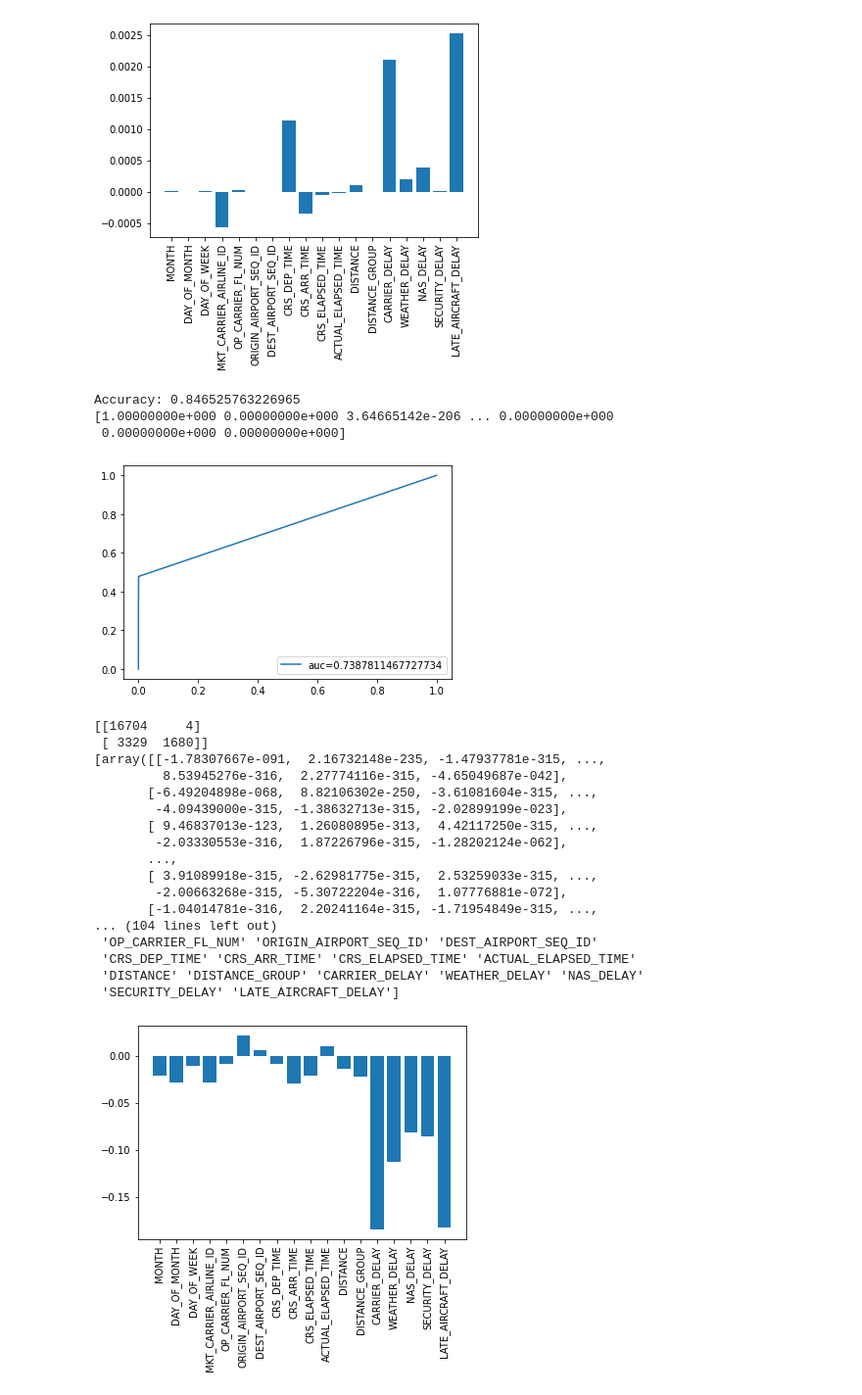
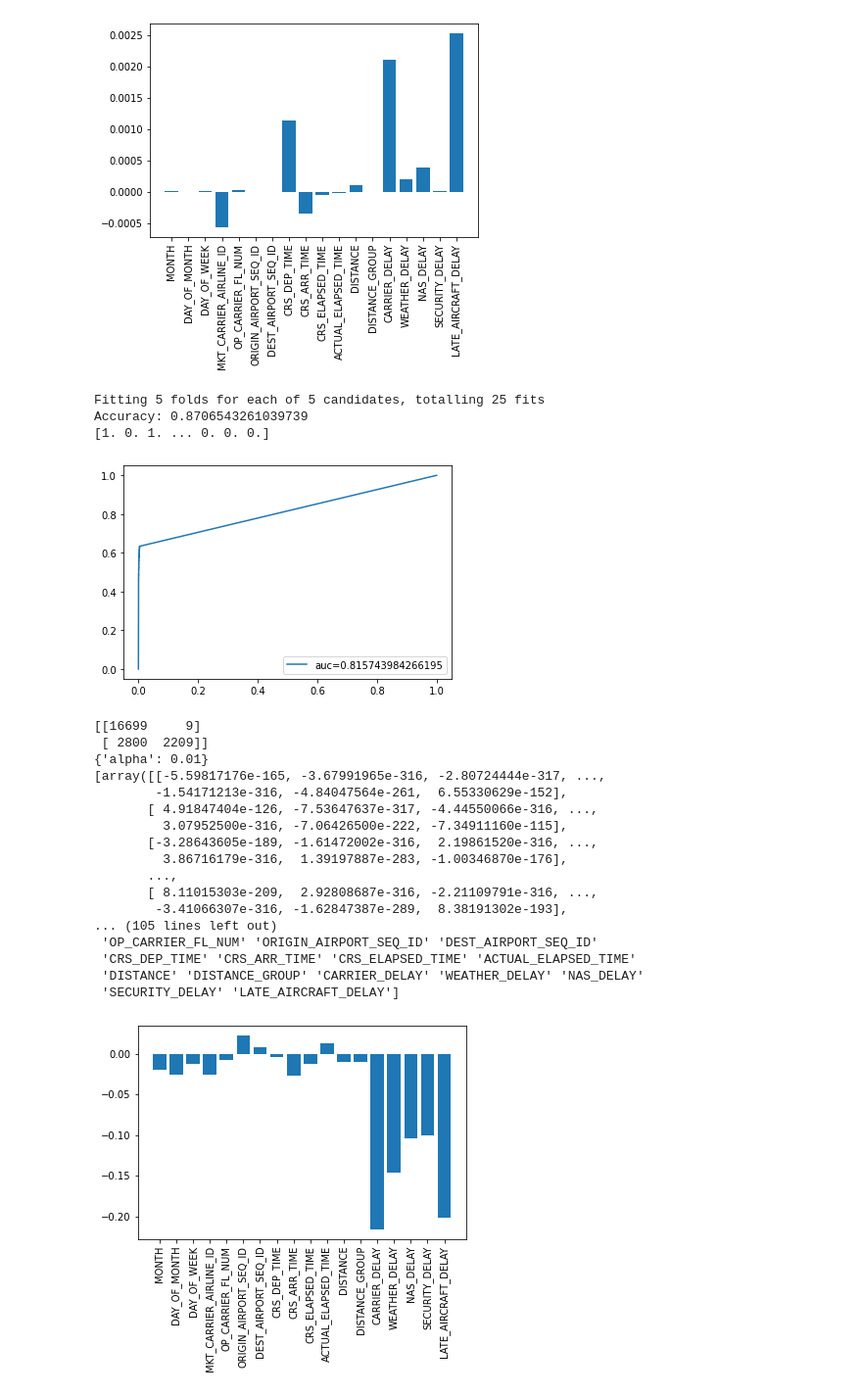
Before and after one commit to neeley-pate/ECE461PFinalProject, a Jupyter notebook: classifiers/AUS_classification_classifiers.ipynb, the cells around one changed output. Shown at 98% size. Saved outputs shown, nothing was run; the diff lists cells and outputs as text; code cells hidden in the pictures.

Commit message:
grid search on mlp
Log reg took too long

```diff
--- a/classifiers/AUS_classification_classifiers.ipynb
+++ b/classifiers/AUS_classification_classifiers.ipynb
@@ -115,44 +117,70 @@ Please also refer to the documentation for alternative solver options:
 # %%
 # MLP
 
-clf = MLPClassifier(random_state=42).fit(X_train, y_train)
+# clf = MLPClassifier(random_state=42).fit(X_train, y_train)
+# y_pred = clf.predict(X_test)
+# print("Accuracy:", accuracy_score(y_test, y_pred))
+# y_pred_proba = clf.predict_proba(X_test)[::,1]
+# print(y_pred_proba)
+# fpr, tpr, _ = roc_curve(y_test,  y_pred_proba)
+# auc = roc_auc_score(y_test, y_pred_proba)
+# plt.plot(fpr,tpr,label="auc="+str(auc))
+# plt.legend(loc=4)
+# plt.show()
+
+# print(confusion_matrix(y_test, y_pred))
+# print(clf.coefs_)
+# print(clf.n_layers_)
+# print(clf.feature_names_in_)
+# plt.bar(clf.feature_names_in_, clf.coefs_[0].mean(axis=1))
+# plt.xticks(rotation=90)
+# plt.show()
+
+parameters={
+'alpha': [0.01, 0.05, 0.1, 0.5, 1],
+}
+
+clf = GridSearchCV(estimator=MLPClassifier(random_state=42),param_grid=parameters,n_jobs=-1,verbose=2,cv=5)
+clf.fit(X_train, y_train)
 y_pred = clf.predict(X_test)
+
 print("Accuracy:", accuracy_score(y_test, y_pred))
 y_pred_proba = clf.predict_proba(X_test)[::,1]
 print(y_pred_proba)
 fpr, tpr, _ = roc_curve(y_test,  y_pred_proba)
 auc = roc_auc_score(y_test, y_pred_proba)
 plt.plot(fpr,tpr,label="auc="+str(auc))
 plt.legend(loc=4)
 plt.show()
 
 print(confusion_matrix(y_test, y_pred))
-print(clf.coefs_)
-print(clf.n_layers_)
-print(clf.feature_names_in_)
-plt.bar(clf.feature_names_in_, clf.coefs_[0].mean(axis=1))
+print(clf.best_params_)
+print(clf.best_estimator_.coefs_)
+print(clf.best_estimator_.n_layers_)
+print(clf.best_estimator_.feature_names_in_)
+plt.bar(clf.best_estimator_.feature_names_in_, clf.best_estimator_.coefs_[0].mean(axis=1))
 plt.xticks(rotation=90)
 plt.show()
 # %% [output]
-Accuracy: 0.846525763226965
-[1.00000000e+000 0.00000000e+000 3.64665142e-206 ... 0.00000000e+000
- 0.00000000e+000 0.00000000e+000]
+Fitting 5 folds for each of 5 candidates, totalling 25 fits
+Accuracy: 0.8706543261039739
+[1. 0. 1. ... 0. 0. 0.]
-[figure, old version]
+[figure, new version]
-[[16704     4]
- [ 3329  1680]]
-[array([[-1.78307667e-091,  2.16732148e-235, -1.47937781e-315, ...,
-         8.53945276e-316,  2.27774116e-315, -4.65049687e-042],
-       [-6.49204898e-068,  8.82106302e-250, -3.61081604e-315, ...,
-        -4.09439000e-315, -1.38632713e-315, -2.02899199e-023],
-       [ 9.46837013e-123,  1.26080895e-313,  4.42117250e-315, ...,
-        -2.03330553e-316,  1.87226796e-315, -1.28202124e-062],
+[[16699     9]
+ [ 2800  2209]]
+{'alpha': 0.01}
+[array([[-5.59817176e-165, -3.67991965e-316, -2.80724444e-317, ...,
+        -1.54171213e-316, -4.84047564e-261,  6.55330629e-152],
+       [ 4.91847404e-126, -7.53647637e-317, -4.44550066e-316, ...,
+         3.07952500e-316, -7.06426500e-222, -7.34911160e-115],
+       [-3.28643605e-189, -1.61472002e-316,  2.19861520e-316, ...,
+         3.86716179e-316,  1.39197887e-283, -1.00346870e-176],
        ...,
-       [ 3.91089918e-315, -2.62981775e-315,  2.53259033e-315, ...,
-        -2.00663268e-315, -5.30722204e-316,  1.07776881e-072],
-       [-1.04014781e-316,  2.20241164e-315, -1.71954849e-315, ...,
-... (104 lines left out)
+       [ 8.11015303e-209,  2.92808687e-316, -2.21109791e-316, ...,
+        -3.41066307e-316, -1.62847387e-289,  8.38191302e-193],
+... (105 lines left out)
  'OP_CARRIER_FL_NUM' 'ORIGIN_AIRPORT_SEQ_ID' 'DEST_AIRPORT_SEQ_ID'
  'CRS_DEP_TIME' 'CRS_ARR_TIME' 'CRS_ELAPSED_TIME' 'ACTUAL_ELAPSED_TIME'
  'DISTANCE' 'DISTANCE_GROUP' 'CARRIER_DELAY' 'WEATHER_DELAY' 'NAS_DELAY'
  'SECURITY_DELAY' 'LATE_AIRCRAFT_DELAY']
-[figure, old version]
+[figure, new version]
```
Also changed, not shown: parts of 3 cells of this notebook.
